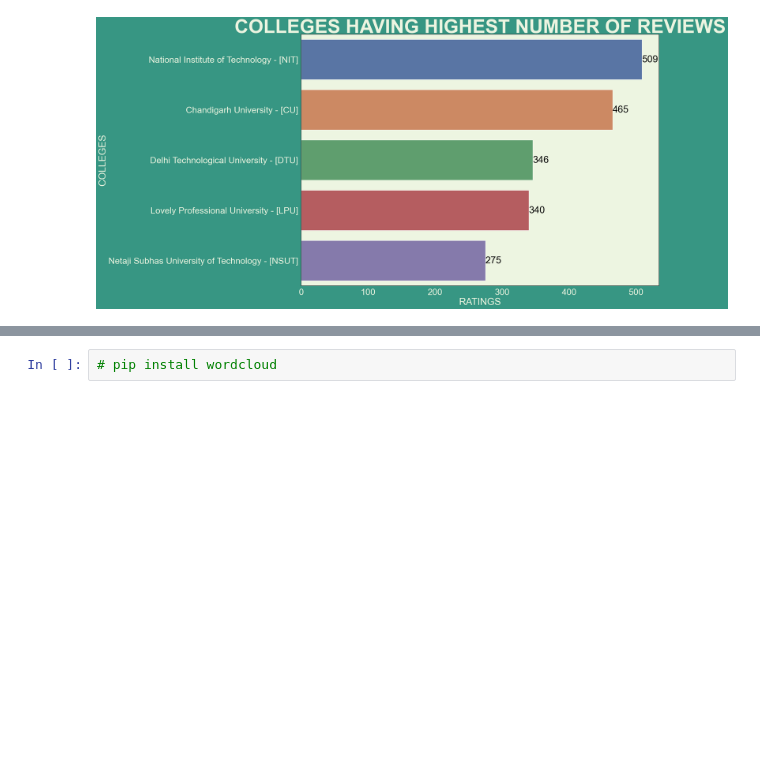
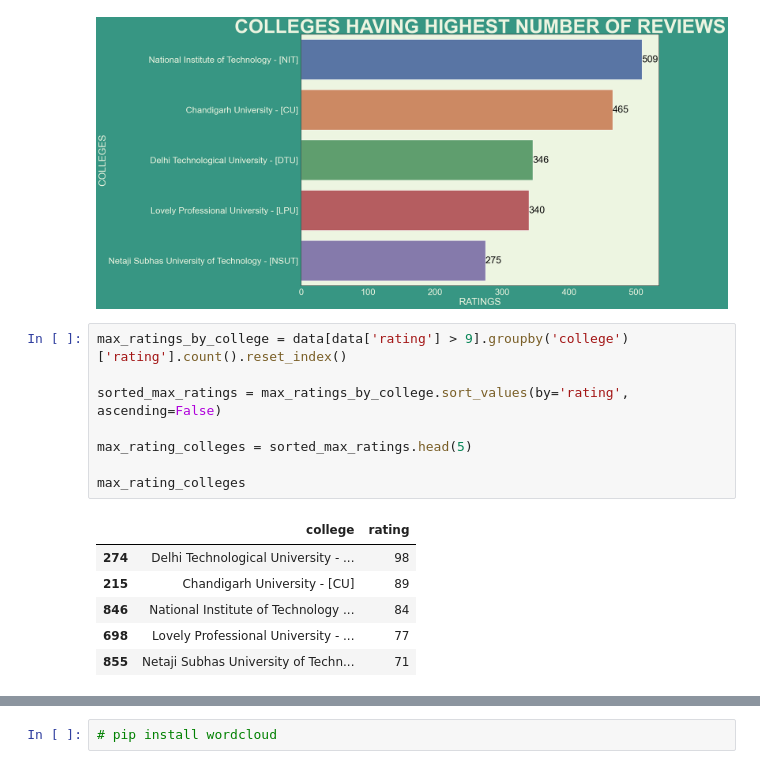
Before and after one commit to prateek-1803/collegegpt, a Jupyter notebook: EDA/EDA.ipynb, the cells around one changed output, grey strips where cells are left out. Cells and saved outputs as stored; diff of their text form; blank space fills up the shorter version.

```diff
--- a/EDA/EDA.ipynb
+++ b/EDA/EDA.ipynb
@@ -283,3 +283,18 @@ plt.subplots_adjust(top=1.2)
 plt.show()
 # %% [output]
 [figure]
+# %%
+max_ratings_by_college = data[data['rating'] > 9].groupby('college')['rating'].count().reset_index()
+
+sorted_max_ratings = max_ratings_by_college.sort_values(by='rating', ascending=False)
+
+max_rating_colleges = sorted_max_ratings.head(5)
+
+max_rating_colleges
+# %% [output]
+|  | college | rating |
+| 274 | Delhi Technological University - ... | 98 |
+| 215 | Chandigarh University - [CU] | 89 |
+| 846 | National Institute of Technology ... | 84 |
+| 698 | Lovely Professional University - ... | 77 |
+| 855 | Netaji Subhas University of Techn... | 71 |
```
Also changed, not shown: parts of 2 cells of this notebook, 2 other files.
